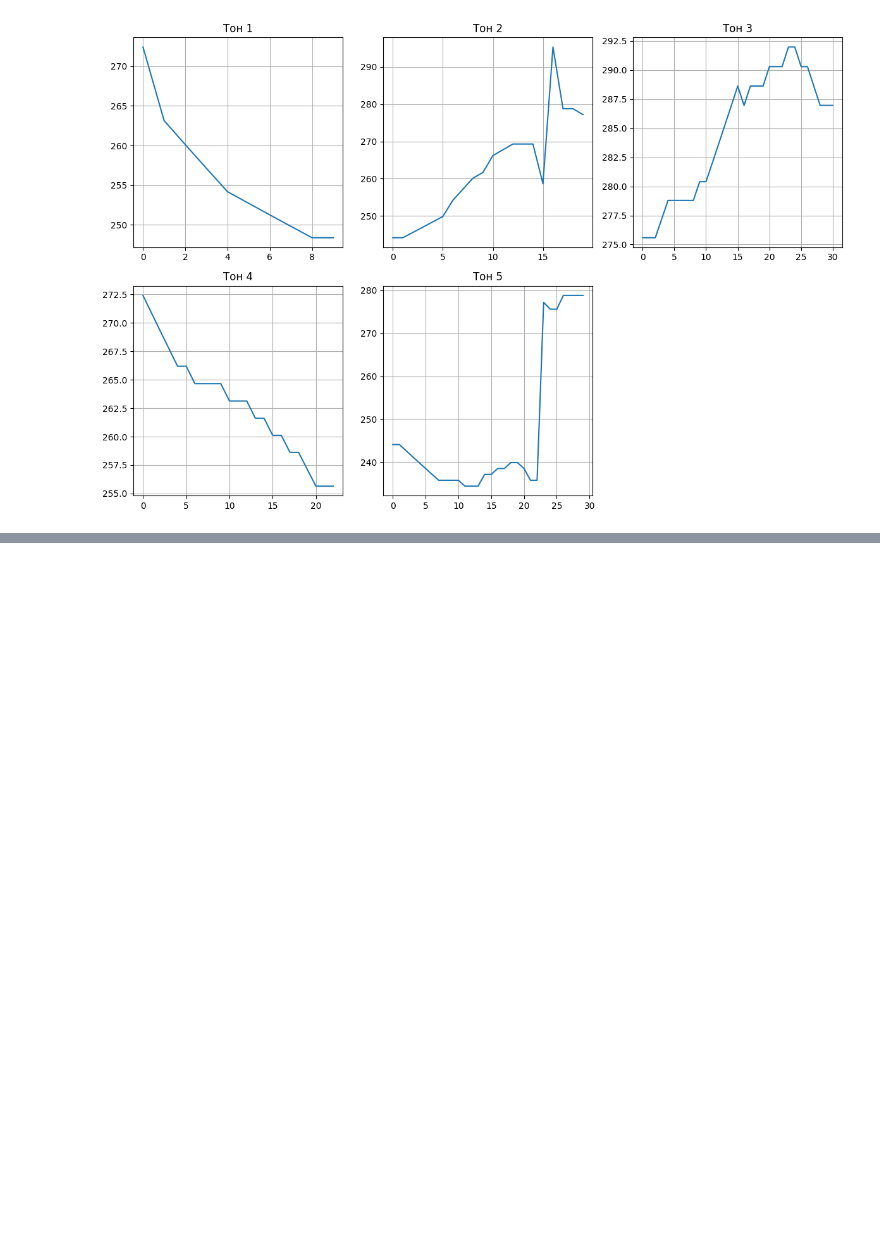
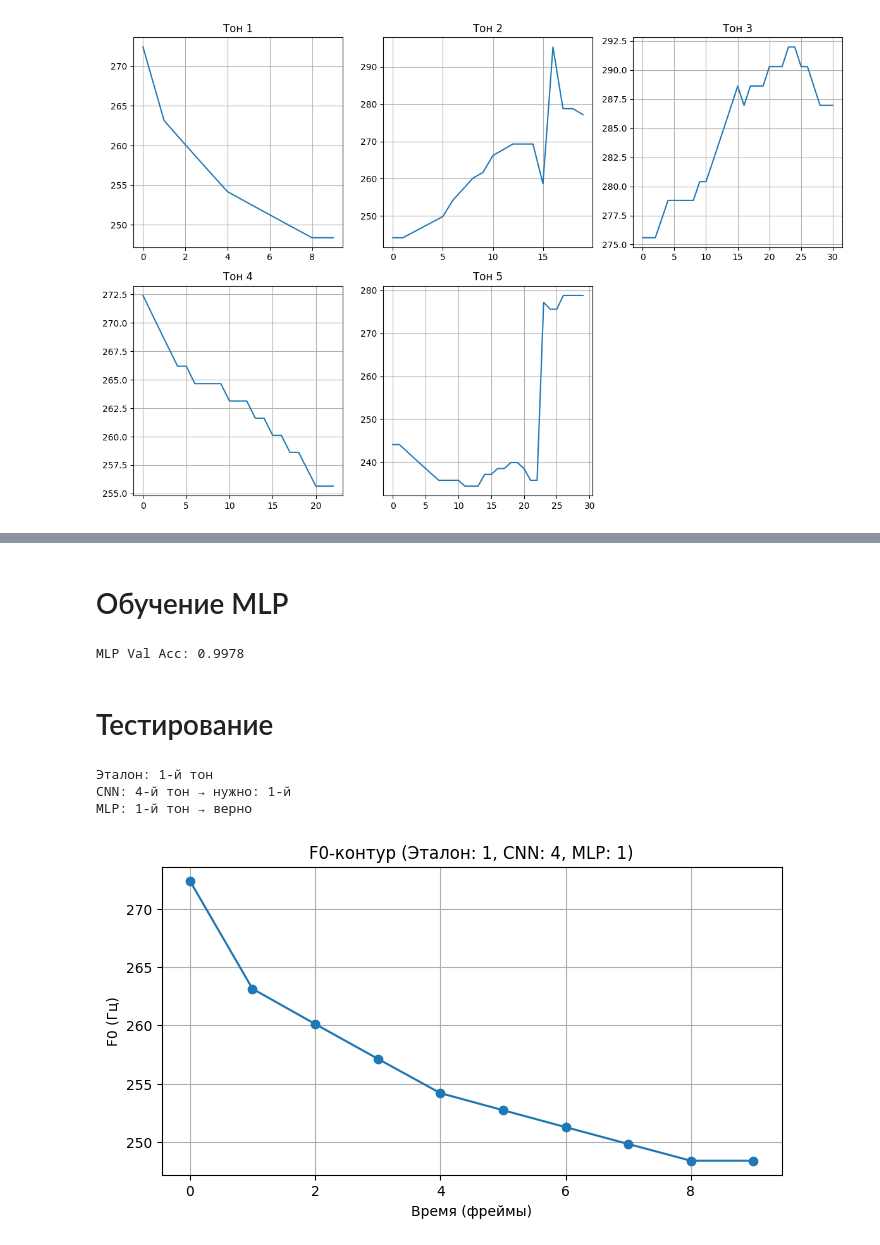
Before and after one commit to Elikul/hskk_coach, a Jupyter notebook: experiments/experiments.ipynb, the cells around one changed output, grey strips where cells are left out. Cells and saved outputs as stored; diff of their text form; code cells hidden in the pictures; blank space fills up the shorter version.

```diff
--- a/experiments/experiments.ipynb
+++ b/experiments/experiments.ipynb
@@ -222,0 +405,65 @@ plt.show()
+# %% [markdown]
+# Обучение MLP
+# %%
+from sklearn.ensemble import RandomForestClassifier
+from sklearn.metrics import accuracy_score
+
+mlp = RandomForestClassifier(n_estimators=100, random_state=42, class_weight='balanced')
+mlp.fit(X_mlp, y)
+
+X_train_mlp, X_val_mlp, y_train_mlp, y_val_mlp = train_test_split(X_mlp, y, test_size=0.2, random_state=42, stratify=y)
+y_pred_mlp = mlp.predict(X_val_mlp)
+print(f"MLP Val Acc: {accuracy_score(y_val_mlp, y_pred_mlp):.4f}")
+# %% [output]
+MLP Val Acc: 0.9978
+# %% [markdown]
+# Тестирование
+# %%
+def predict_and_feedback(f0_hz, true_tone, model_type="cnn"):
+    log_f0 = np.log(f0_hz[f0_hz > 0])
+
+    if len(log_f0) < 2:
+        return 5
+
+    x_old = np.linspace(0, 1, len(log_f0))
+    x_new = np.linspace(0, 1, 50)
+    f0_interp = np.interp(x_new, x_old, log_f0)
+    f0_norm = (f0_interp - f0_interp.mean()) / (f0_interp.std() + 1e-8)
+
+    if model_type == "cnn":
+        x_tensor = torch.tensor(f0_norm, dtype=torch.float32).unsqueeze(0).to(device)
+        with torch.no_grad():
+            pred = cnn(x_tensor).argmax(dim=1).item()
+        return pred + 1
+    else:
+        coeffs = np.polyfit(x_old, log_f0, deg=2)
+        a, b = coeffs[0], coeffs[1]
+        std_val = np.std(log_f0)
+        slope = log_f0[-1] - log_f0[0]
+        features = np.array([[a, b, slope, std_val]])
+        return mlp.predict(features)[0] + 1
+
+# Пример
+idx = 0
+f0_example = f0_raw[idx]
+true_tone = tones[idx]
+pred_cnn = predict_and_feedback(f0_example, true_tone, "cnn")
+pred_mlp = predict_and_feedback(f0_example, true_tone, "mlp")
+
+print(f"Эталон: {true_tone}-й тон")
+print(f"CNN: {pred_cnn}-й тон → {'верно' if pred_cnn == true_tone else f'нужно: {true_tone}-й'}")
+print(f"MLP: {pred_mlp}-й тон → {'верно' if pred_mlp == true_tone else f'нужно: {true_tone}-й'}")
+
+# График
+plt.figure(figsize=(8, 4))
+plt.plot(f0_example, marker='o')
+plt.title(f"F0-контур (Эталон: {true_tone}, CNN: {pred_cnn}, MLP: {pred_mlp})")
+plt.xlabel("Время (фреймы)")
+plt.ylabel("F0 (Гц)")
+plt.grid(True)
+plt.show()
+# %% [output]
+Эталон: 1-й тон
+CNN: 4-й тон → нужно: 1-й
+MLP: 1-й тон → верно
+[figure, added]
```
Also changed, not shown: parts of 8 cells of this notebook.
